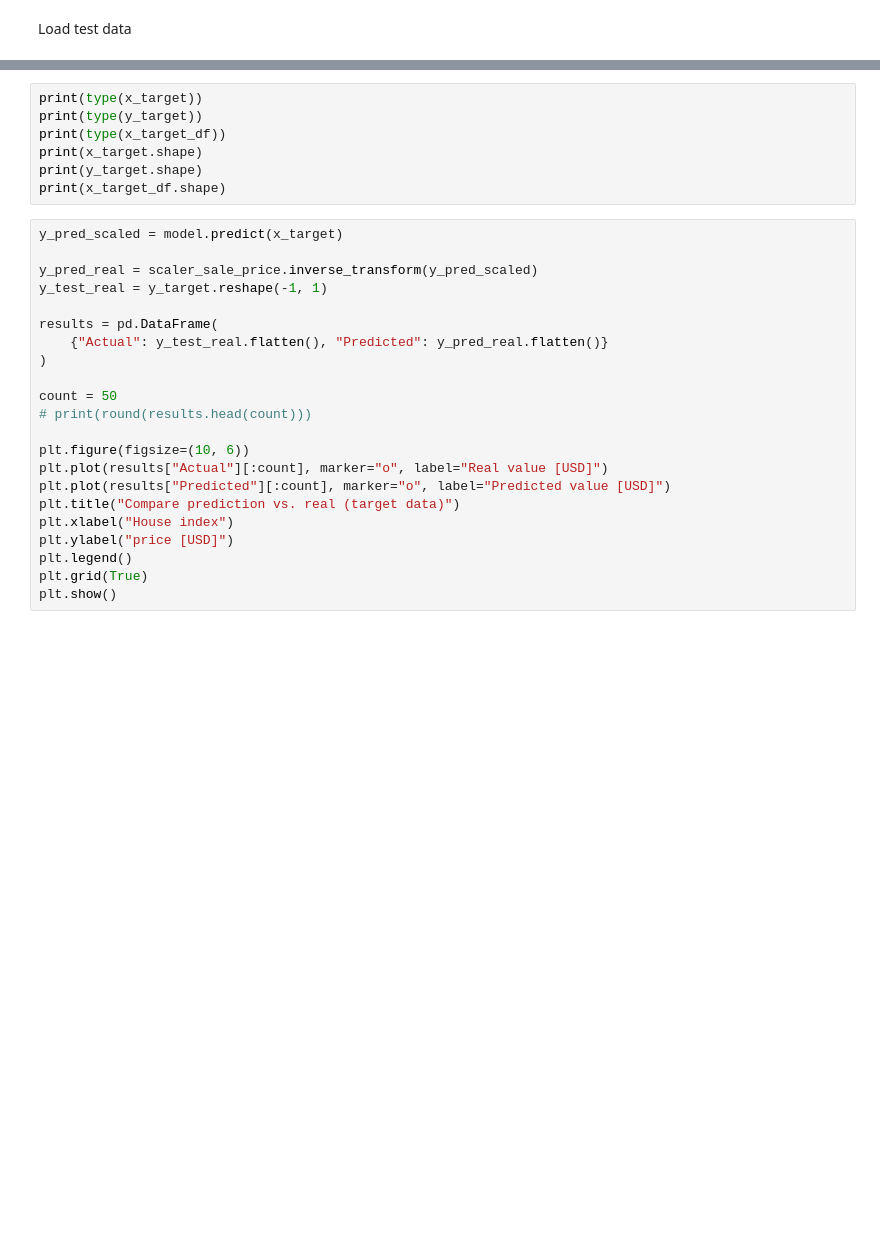
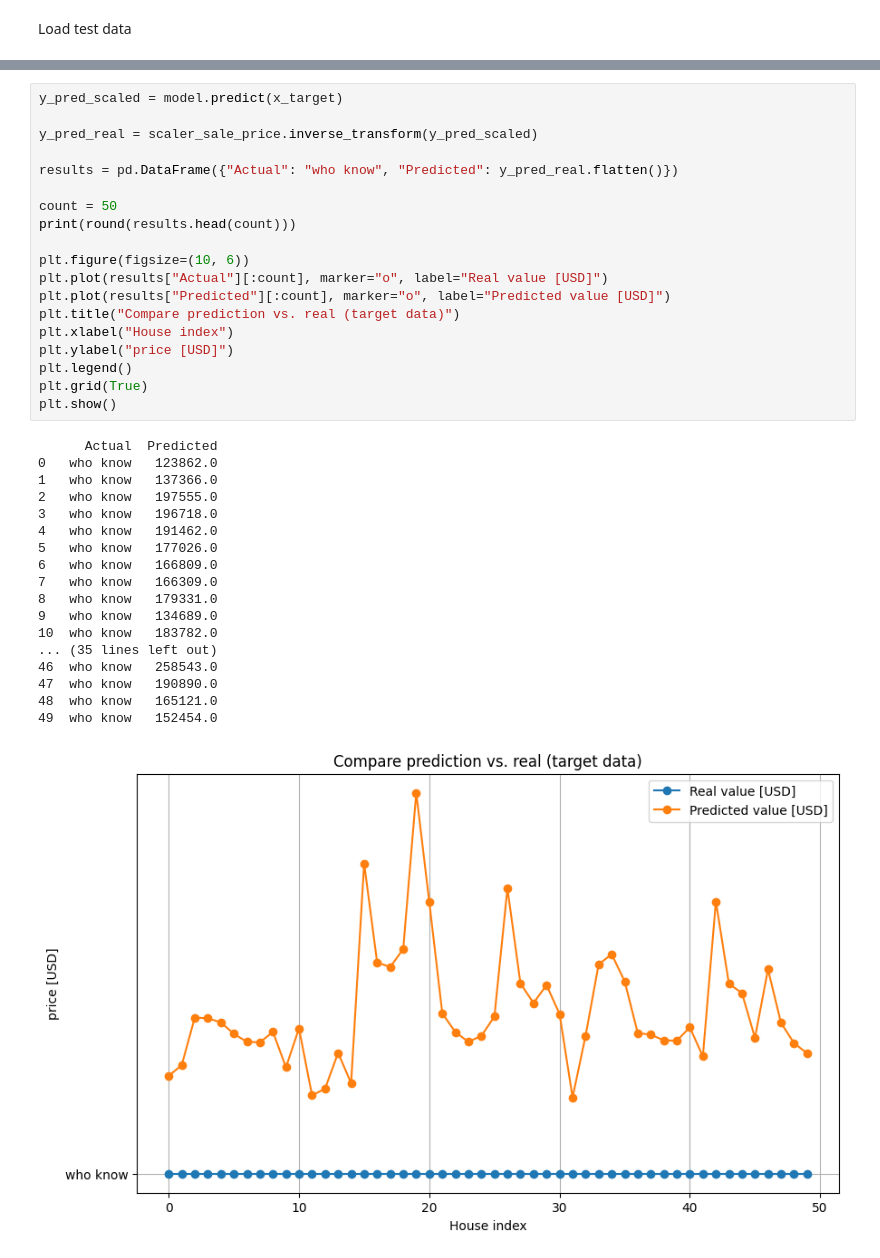
Before and after one commit to svehla-lukas/Kaggle_workShop, a Jupyter notebook: house_prices/dev_col_from_dataDesc.ipynb, the cells around one changed output, grey strips where cells are left out. Cells and saved outputs as stored; diff of their text form; blank space fills up the shorter version.

```diff
--- a/house_prices/dev_col_from_dataDesc.ipynb
+++ b/house_prices/dev_col_from_dataDesc.ipynb
@@ -361,29 +437,38 @@ x_target = x_target_df.to_numpy().astype("float32")
-# %%
-print(type(x_target))
-print(type(y_target))
-print(type(x_target_df))
-print(x_target.shape)
-print(y_target.shape)
-print(x_target_df.shape)
 # %%
 y_pred_scaled = model.predict(x_target)
 
 y_pred_real = scaler_sale_price.inverse_transform(y_pred_scaled)
-y_test_real = y_target.reshape(-1, 1)
 
-results = pd.DataFrame(
-    {"Actual": y_test_real.flatten(), "Predicted": y_pred_real.flatten()}
-)
+results = pd.DataFrame({"Actual": "who know", "Predicted": y_pred_real.flatten()})
 
 count = 50
-# print(round(results.head(count)))
+print(round(results.head(count)))
 
 plt.figure(figsize=(10, 6))
 plt.plot(results["Actual"][:count], marker="o", label="Real value [USD]")
 plt.plot(results["Predicted"][:count], marker="o", label="Predicted value [USD]")
 plt.title("Compare prediction vs. real (target data)")
 plt.xlabel("House index")
 plt.ylabel("price [USD]")
 plt.legend()
 plt.grid(True)
 plt.show()
+# %% [output]
+      Actual  Predicted
+0   who know   123862.0
+1   who know   137366.0
+2   who know   197555.0
+3   who know   196718.0
+4   who know   191462.0
+5   who know   177026.0
+6   who know   166809.0
+7   who know   166309.0
+8   who know   179331.0
+9   who know   134689.0
+10  who know   183782.0
+... (35 lines left out)
+46  who know   258543.0
+47  who know   190890.0
+48  who know   165121.0
+49  who know   152454.0
+[figure, added]
```
Also changed, not shown: parts of 34 cells of this notebook, 6 other files.
